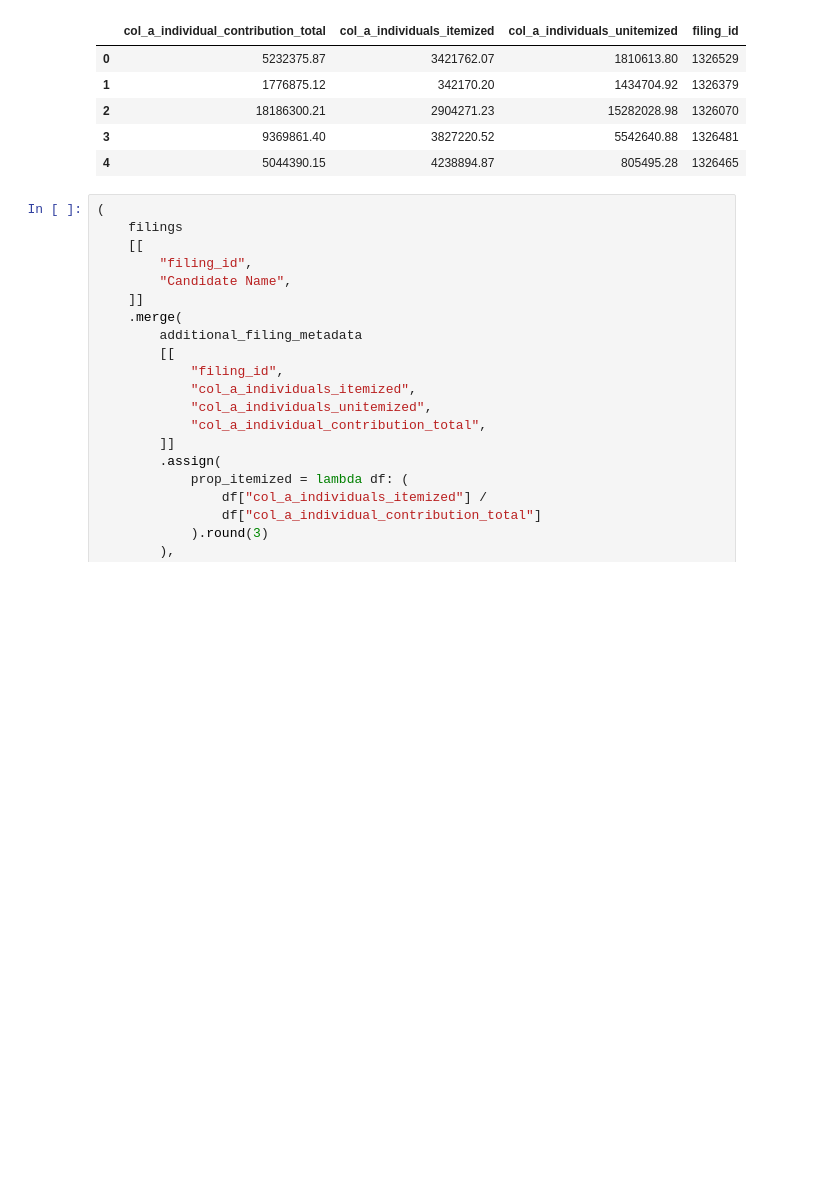
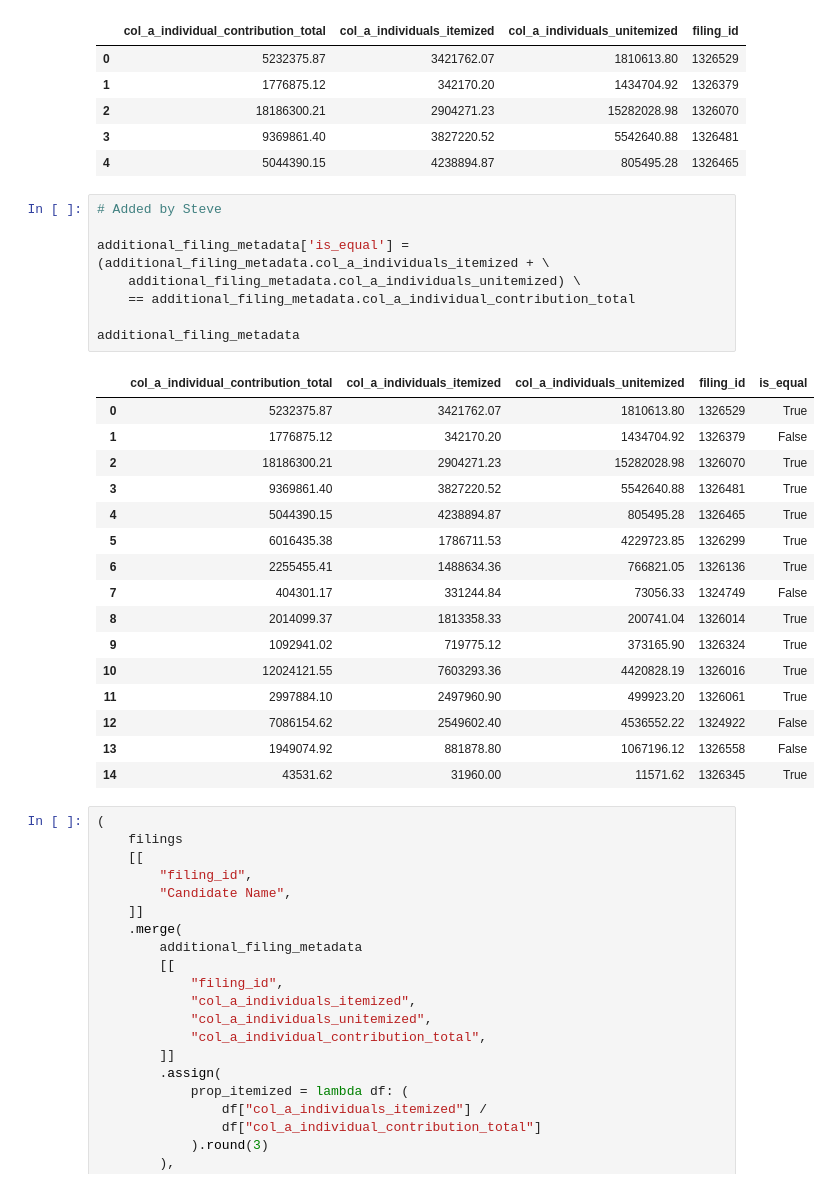
Before and after one commit to steve-kasica/2019-04-democratic-candidate-codonors, a Jupyter notebook: notebooks/analyze-campaign-codonors.ipynb, the cells around one changed output. Cells and saved outputs as stored; diff of their text form; blank space fills up the shorter version.

```diff
--- a/notebooks/analyze-campaign-codonors.ipynb
+++ b/notebooks/analyze-campaign-codonors.ipynb
@@ -82,6 +96,31 @@ additional_filing_metadata.head()
 | 2 | 18186300.21 | 2904271.23 | 15282028.98 | 1326070 |
 | 3 | 9369861.40 | 3827220.52 | 5542640.88 | 1326481 |
 | 4 | 5044390.15 | 4238894.87 | 805495.28 | 1326465 |
+# %%
+# Added by Steve
+
+additional_filing_metadata['is_equal'] = (additional_filing_metadata.col_a_individuals_itemized + \
+    additional_filing_metadata.col_a_individuals_unitemized) \
+    == additional_filing_metadata.col_a_individual_contribution_total
+
+additional_filing_metadata
+# %% [output]
+|  | col_a_individual_contribution_total | col_a_individuals_itemized | col_a_individuals_unitemized | filing_id | is_equal |
+| 0 | 5232375.87 | 3421762.07 | 1810613.80 | 1326529 | True |
+| 1 | 1776875.12 | 342170.20 | 1434704.92 | 1326379 | False |
+| 2 | 18186300.21 | 2904271.23 | 15282028.98 | 1326070 | True |
+| 3 | 9369861.40 | 3827220.52 | 5542640.88 | 1326481 | True |
+| 4 | 5044390.15 | 4238894.87 | 805495.28 | 1326465 | True |
+| 5 | 6016435.38 | 1786711.53 | 4229723.85 | 1326299 | True |
+| 6 | 2255455.41 | 1488634.36 | 766821.05 | 1326136 | True |
+| 7 | 404301.17 | 331244.84 | 73056.33 | 1324749 | False |
+| 8 | 2014099.37 | 1813358.33 | 200741.04 | 1326014 | True |
+| 9 | 1092941.02 | 719775.12 | 373165.90 | 1326324 | True |
+| 10 | 12024121.55 | 7603293.36 | 4420828.19 | 1326016 | True |
+| 11 | 2997884.10 | 2497960.90 | 499923.20 | 1326061 | True |
+| 12 | 7086154.62 | 2549602.40 | 4536552.22 | 1324922 | False |
+| 13 | 1949074.92 | 881878.80 | 1067196.12 | 1326558 | False |
+| 14 | 43531.62 | 31960.00 | 11571.62 | 1326345 | True |
 # %%
 (
     filings
```
Also changed, not shown: parts of 5 cells of this notebook.
